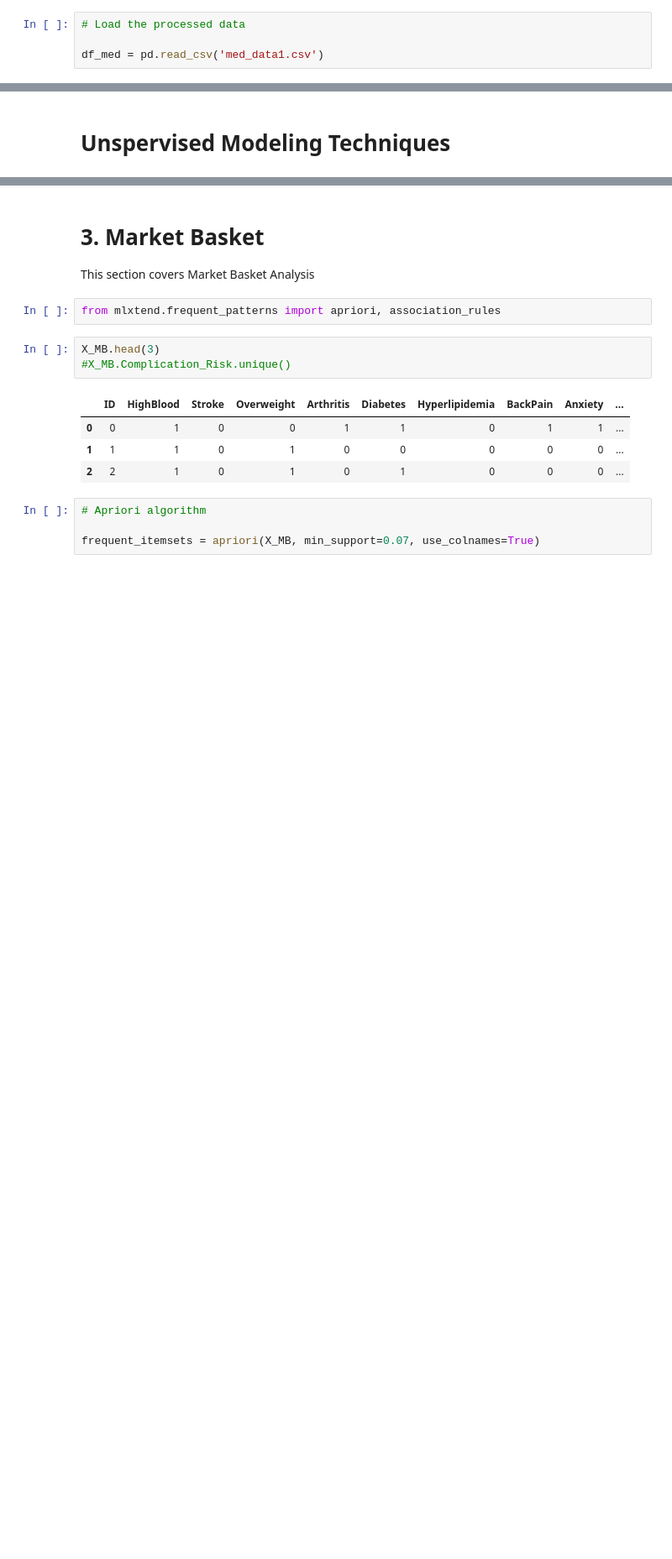
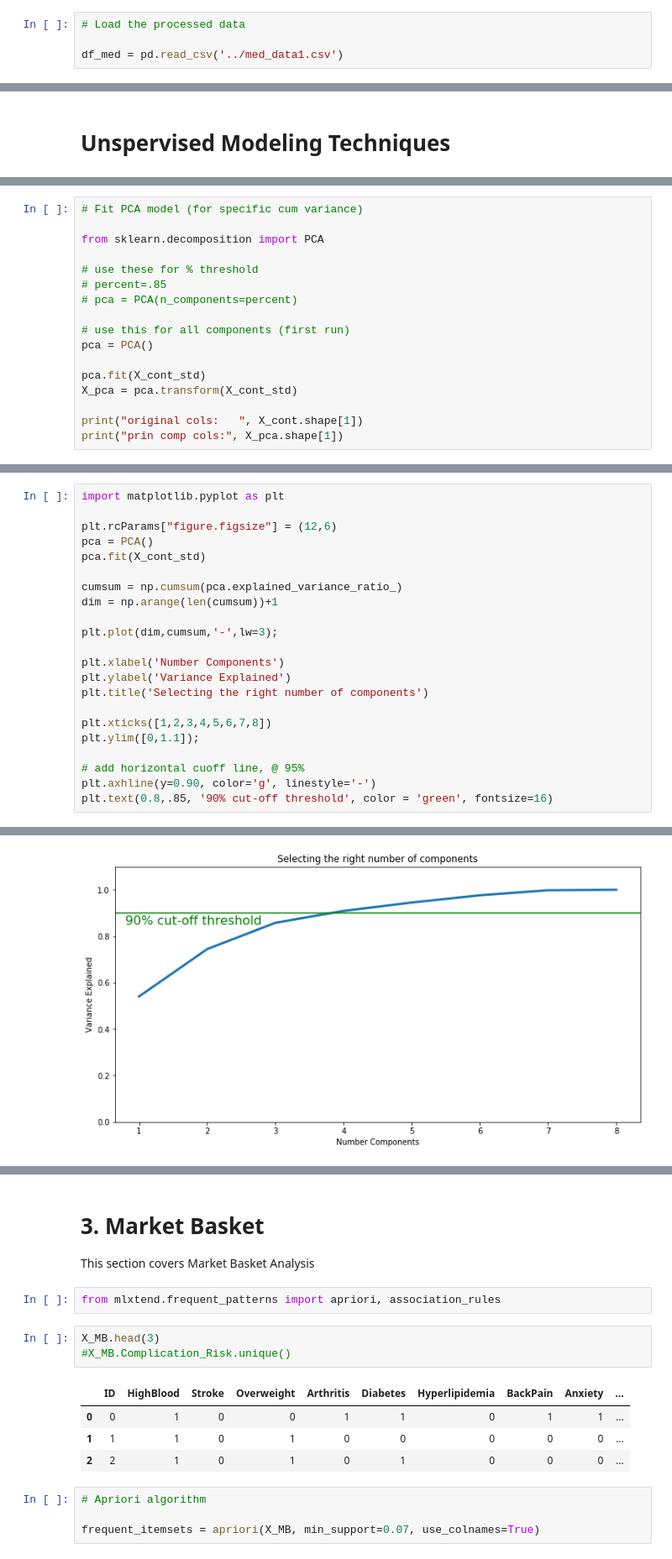
Before and after one commit to rabujamra/WGU_Code, a Jupyter notebook: DMII-Unsupervised/DMII_Medical.ipynb, the cells around one changed output, grey strips where cells are left out. Shown at 84% size. Drawn from its saved outputs; the diff is of its cells as text; blank space fills up the shorter version.

```diff
--- a/DMII-Unsupervised/DMII_Medical.ipynb
+++ b/DMII-Unsupervised/DMII_Medical.ipynb
@@ -7,7 +7,7 @@ pd.set_option('display.max_columns', None)
 # %%
 # Load the processed data
 
-df_med = pd.read_csv('med_data1.csv')
+df_med = pd.read_csv('../med_data1.csv')
 # %%
 df_med.head(3)
 # %% [output]
@@ -148,0 +156,17 @@ total cols for final df, Naive Bayes:  37
+# %%
+# Fit PCA model (for specific cum variance)
+
+from sklearn.decomposition import PCA
+
+# use these for % threshold
+# percent=.85
+# pca = PCA(n_components=percent)
+
+# use this for all components (first run)
+pca = PCA()
+
+pca.fit(X_cont_std)
+X_pca = pca.transform(X_cont_std)
+
+print("original cols:   ", X_cont.shape[1])
+print("prin comp cols:", X_pca.shape[1])
@@ -148,0 +200,23 @@ total cols for final df, Naive Bayes:  37
+# %%
+import matplotlib.pyplot as plt
+
+plt.rcParams["figure.figsize"] = (12,6)
+pca = PCA()
+pca.fit(X_cont_std)
+
+cumsum = np.cumsum(pca.explained_variance_ratio_)
+dim = np.arange(len(cumsum))+1
+
+plt.plot(dim,cumsum,'-',lw=3);
+
+plt.xlabel('Number Components')
+plt.ylabel('Variance Explained')
+plt.title('Selecting the right number of components')
+
+plt.xticks([1,2,3,4,5,6,7,8])
+plt.ylim([0,1.1]);
+
+# add horizontal cuoff line, @ 95%
+plt.axhline(y=0.90, color='g', linestyle='-')
+plt.text(0.8,.85, '90% cut-off threshold', color = 'green', fontsize=16)
+# %% [output]
@@ -149 +224,2 @@ total cols for final df, Naive Bayes:  37
+[figure, added]
 # %% [markdown]
```
Also changed, not shown: parts of 31 cells of this notebook, 1 other file.
